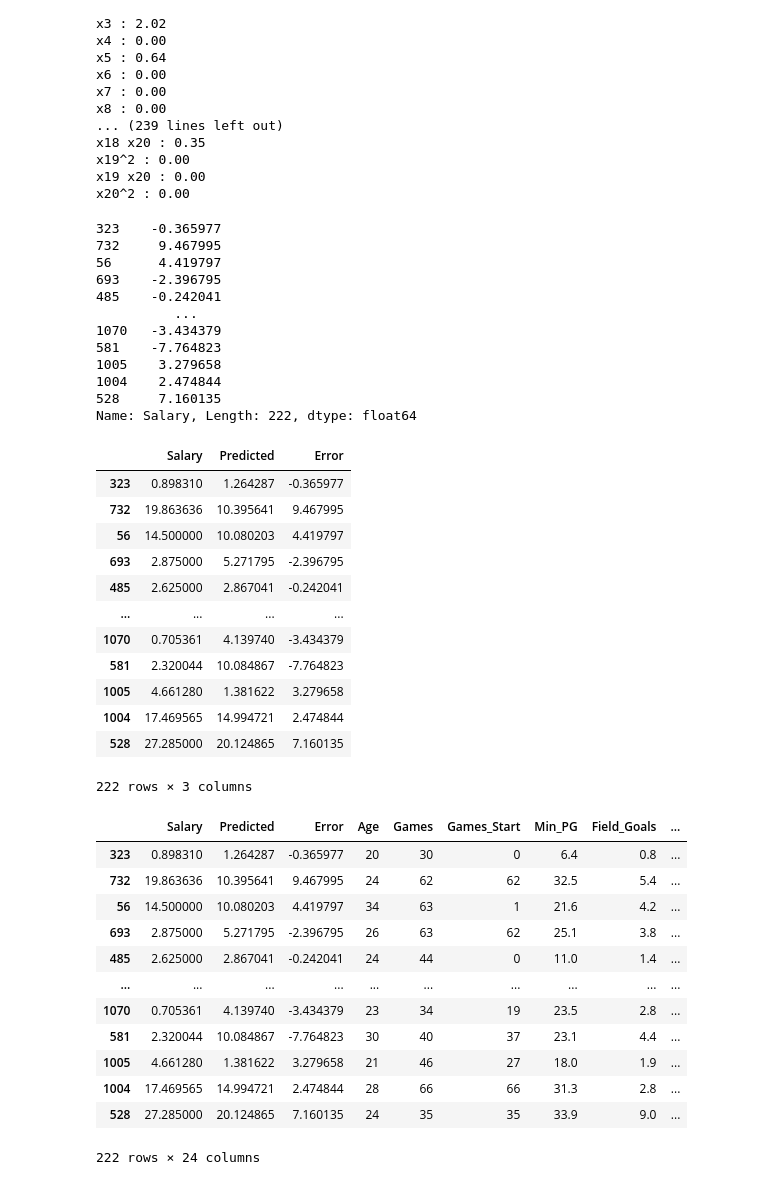
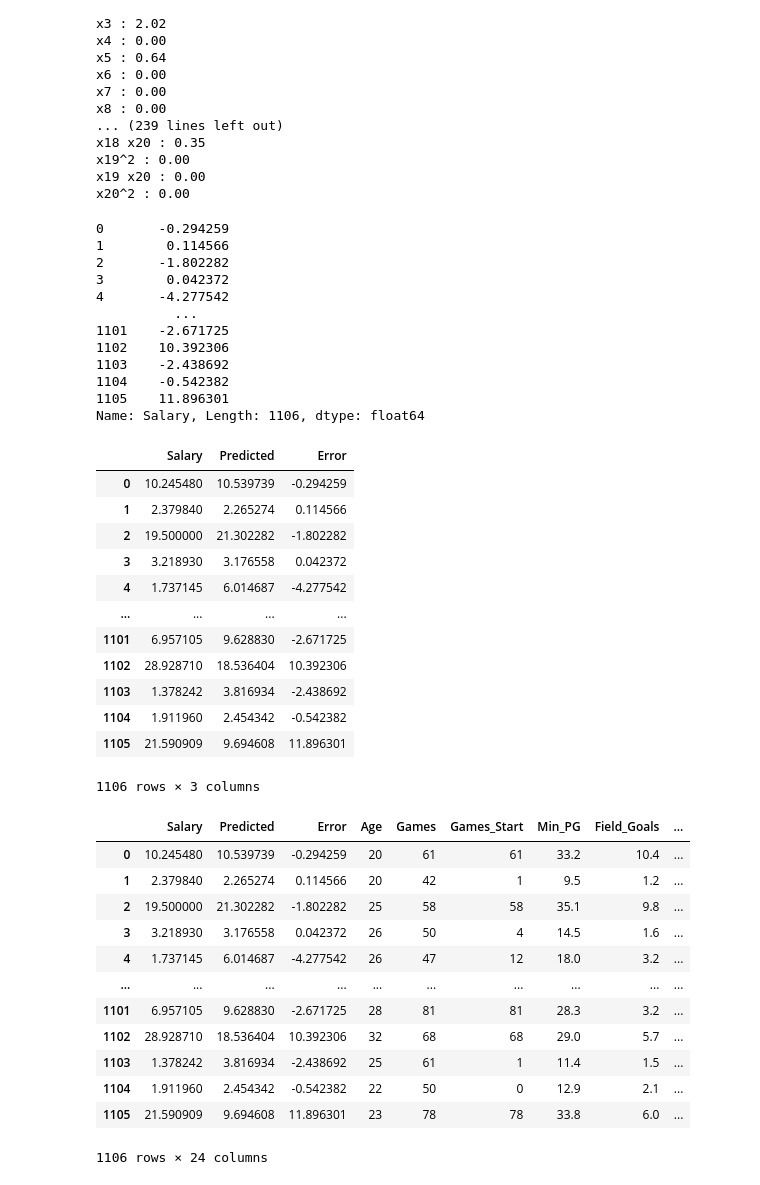
Before and after one commit to gulays/NBA_Salary_Prediction-Linear_Regression, a Jupyter notebook: codes/NBA_UnderpaidPlayers.ipynb, the cells around one changed output. Saved outputs shown, nothing was run; the diff lists cells and outputs as text; code cells hidden in the pictures.

```diff
--- a/codes/NBA_UnderpaidPlayers.ipynb
+++ b/codes/NBA_UnderpaidPlayers.ipynb
@@ -67,7 +67,7 @@ min         0.004737
 max        31.626953
 Name: Salary, dtype: float64
 # %%
-#nba_v1= nba._get_numeric_data()
+nba_v1= nba._get_numeric_data()
 
 X, y = nba_v1.drop(columns = ['Salary']), nba_v1['Salary']
 # %%
@@ -181,56 +159,56 @@ x19^2 : 0.00
 x19 x20 : 0.00
 x20^2 : 0.00
 # %%
- y_test - grid_result_poly.predict(X_test)
+ y - grid_result_poly.predict(X)
 # %% [output]
-323    -0.365977
-732     9.467995
-56      4.419797
-693    -2.396795
-485    -0.242041
+0       -0.294259
+1        0.114566
+2       -1.802282
+3        0.042372
+4       -4.277542
           ...
-1070   -3.434379
-581    -7.764823
-1005    3.279658
-1004    2.474844
-528     7.160135
-Name: Salary, Length: 222, dtype: float64
+1101    -2.671725
+1102    10.392306
+1103    -2.438692
+1104    -0.542382
+1105    11.896301
+Name: Salary, Length: 1106, dtype: float64
 # %%
-y_te = y_test.to_frame()
-y_te['Predicted'] =  grid_result_poly.predict(X_test)
-y_te['Error'] = y_te['Salary'] - y_te['Predicted']
-y_te
+y_df = y.to_frame()
+y_df['Predicted'] =  grid_result_poly.predict(X)
+y_df['Error'] = y_df['Salary'] - y_df['Predicted']
+y_df
 # %% [output]
 |  | Salary | Predicted | Error |
-| 323 | 0.898310 | 1.264287 | -0.365977 |
-| 732 | 19.863636 | 10.395641 | 9.467995 |
-| 56 | 14.500000 | 10.080203 | 4.419797 |
-| 693 | 2.875000 | 5.271795 | -2.396795 |
-| 485 | 2.625000 | 2.867041 | -0.242041 |
+| 0 | 10.245480 | 10.539739 | -0.294259 |
+| 1 | 2.379840 | 2.265274 | 0.114566 |
+| 2 | 19.500000 | 21.302282 | -1.802282 |
+| 3 | 3.218930 | 3.176558 | 0.042372 |
+| 4 | 1.737145 | 6.014687 | -4.277542 |
 | ... | ... | ... | ... |
-| 1070 | 0.705361 | 4.139740 | -3.434379 |
-| 581 | 2.320044 | 10.084867 | -7.764823 |
-| 1005 | 4.661280 | 1.381622 | 3.279658 |
-| 1004 | 17.469565 | 14.994721 | 2.474844 |
-| 528 | 27.285000 | 20.124865 | 7.160135 |
+| 1101 | 6.957105 | 9.628830 | -2.671725 |
+| 1102 | 28.928710 | 18.536404 | 10.392306 |
+| 1103 | 1.378242 | 3.816934 | -2.438692 |
+| 1104 | 1.911960 | 2.454342 | -0.542382 |
+| 1105 | 21.590909 | 9.694608 | 11.896301 |
-222 rows × 3 columns
+1106 rows × 3 columns
 # %%
-test = pd.concat([y_te, X_test], axis=1)
+test = pd.concat([y_df, X], axis=1)
 test
 # %% [output]
 |  | Salary | Predicted | Error | Age | Games | Games_Start | Min_PG | Field_Goals | ... |
-| 323 | 0.898310 | 1.264287 | -0.365977 | 20 | 30 | 0 | 6.4 | 0.8 | ... |
-| 732 | 19.863636 | 10.395641 | 9.467995 | 24 | 62 | 62 | 32.5 | 5.4 | ... |
-| 56 | 14.500000 | 10.080203 | 4.419797 | 34 | 63 | 1 | 21.6 | 4.2 | ... |
-| 693 | 2.875000 | 5.271795 | -2.396795 | 26 | 63 | 62 | 25.1 | 3.8 | ... |
-| 485 | 2.625000 | 2.867041 | -0.242041 | 24 | 44 | 0 | 11.0 | 1.4 | ... |
+| 0 | 10.245480 | 10.539739 | -0.294259 | 20 | 61 | 61 | 33.2 | 10.4 | ... |
+| 1 | 2.379840 | 2.265274 | 0.114566 | 20 | 42 | 1 | 9.5 | 1.2 | ... |
+| 2 | 19.500000 | 21.302282 | -1.802282 | 25 | 58 | 58 | 35.1 | 9.8 | ... |
+| 3 | 3.218930 | 3.176558 | 0.042372 | 26 | 50 | 4 | 14.5 | 1.6 | ... |
+| 4 | 1.737145 | 6.014687 | -4.277542 | 26 | 47 | 12 | 18.0 | 3.2 | ... |
 | ... | ... | ... | ... | ... | ... | ... | ... | ... | ... |
-| 1070 | 0.705361 | 4.139740 | -3.434379 | 23 | 34 | 19 | 23.5 | 2.8 | ... |
-| 581 | 2.320044 | 10.084867 | -7.764823 | 30 | 40 | 37 | 23.1 | 4.4 | ... |
-| 1005 | 4.661280 | 1.381622 | 3.279658 | 21 | 46 | 27 | 18.0 | 1.9 | ... |
-| 1004 | 17.469565 | 14.994721 | 2.474844 | 28 | 66 | 66 | 31.3 | 2.8 | ... |
-| 528 | 27.285000 | 20.124865 | 7.160135 | 24 | 35 | 35 | 33.9 | 9.0 | ... |
+| 1101 | 6.957105 | 9.628830 | -2.671725 | 28 | 81 | 81 | 28.3 | 3.2 | ... |
+| 1102 | 28.928710 | 18.536404 | 10.392306 | 32 | 68 | 68 | 29.0 | 5.7 | ... |
+| 1103 | 1.378242 | 3.816934 | -2.438692 | 25 | 61 | 1 | 11.4 | 1.5 | ... |
+| 1104 | 1.911960 | 2.454342 | -0.542382 | 22 | 50 | 0 | 12.9 | 2.1 | ... |
+| 1105 | 21.590909 | 9.694608 | 11.896301 | 23 | 78 | 78 | 33.8 | 6.0 | ... |
-222 rows × 24 columns
+1106 rows × 24 columns
 # %%
 test_2021 = test[test['Year'] ==2021]
 test_2021
```
Also changed, not shown: parts of 11 cells of this notebook.
